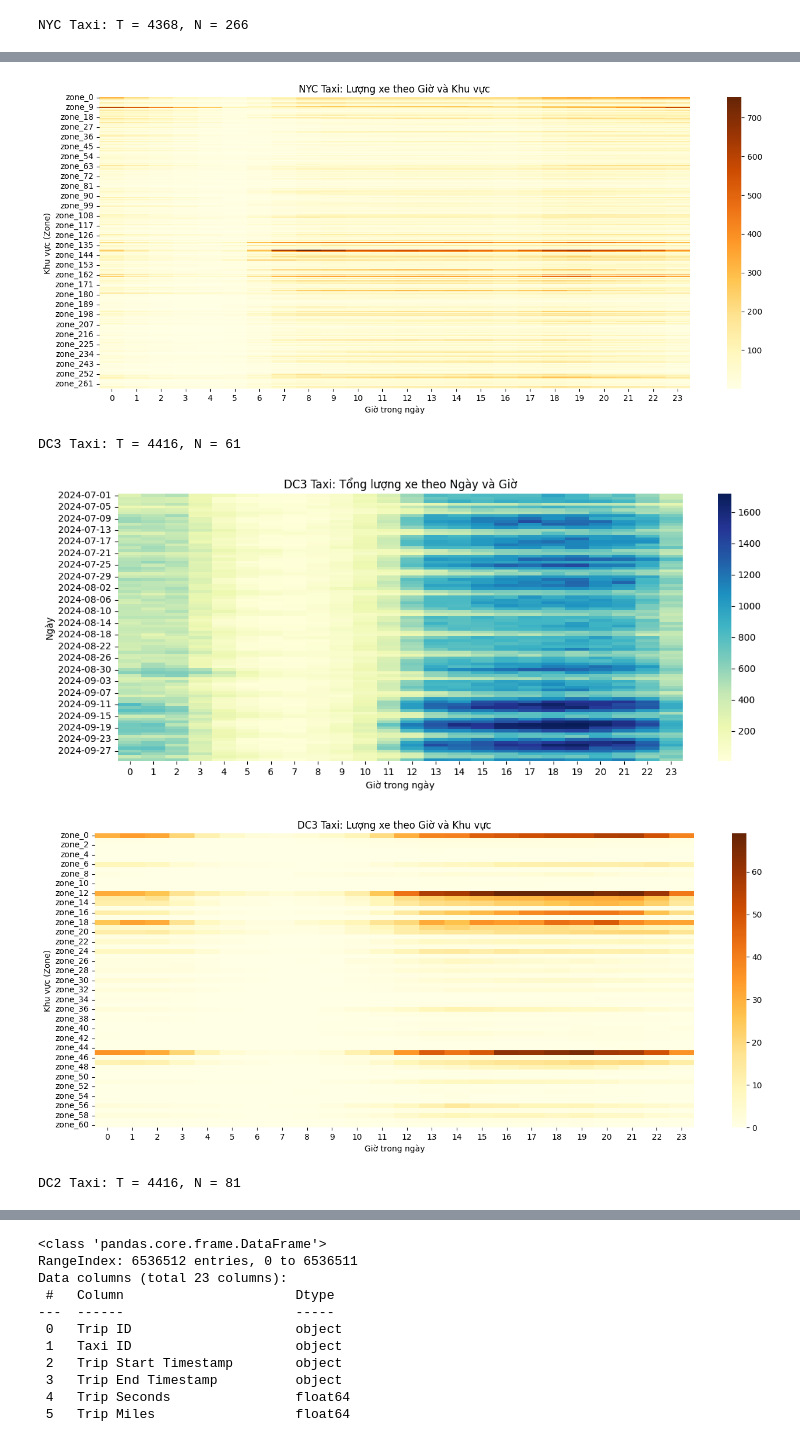
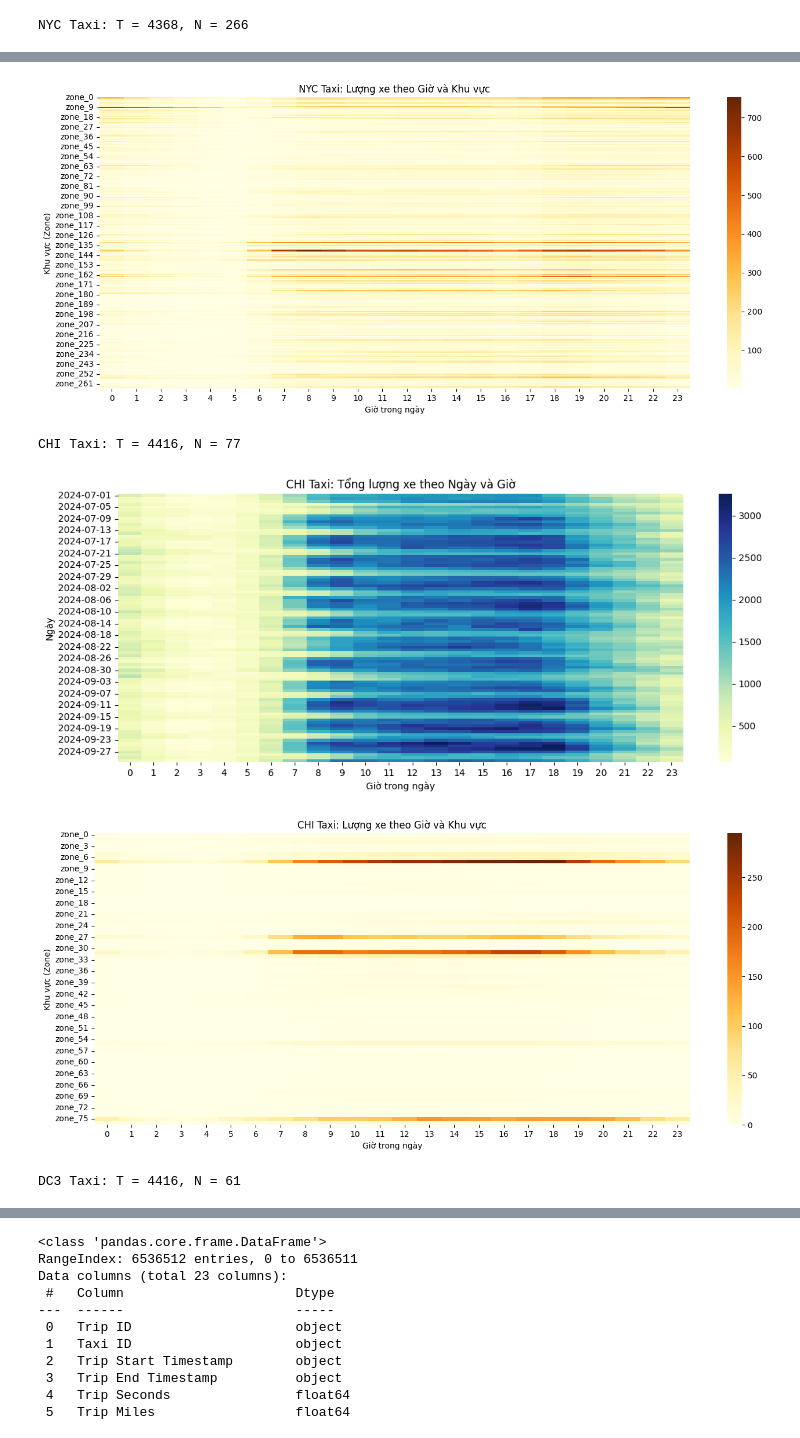
Before and after one commit to Chungg25/GNN4TD, a Jupyter notebook: image.ipynb, the cells around one changed output, grey strips where cells are left out. Drawn from its saved outputs; the diff is of its cells as text; code cells hidden in the pictures.

Commit message:
CHI TAXI

```diff
--- a/image.ipynb
+++ b/image.ipynb
@@ -50,35 +50,36 @@ def plot_city_heatmaps(file_path, city_name, pick_key='bike_pick', drop_key='bik
         plt.figure(figsize=(14, 6))
         sns.heatmap(heatmap_zone_hour, cmap='YlOrBr')
         plt.title(f"{city_name}: Lượng xe theo Giờ và Khu vực (bỏ node hoạt động mạnh nhất)" if city_name in ['DC Bike', 'Bay Bike'] else f"{city_name}: Lượng xe theo Giờ và Khu vực")
         plt.xlabel("Giờ trong ngày")
         plt.ylabel("Khu vực (Zone)")
         plt.tight_layout()
         plt.show()
 
 city_files = [
     {'file': 'data/nogrid/NYC/bike_data.h5', 'city': 'NYC Bike', 'pick_key': 'bike_pick', 'drop_key': 'bike_drop', 'start': '2016-04-01 00:00:00'},
     {'file': 'data/nogrid/NYC/taxi_data.h5', 'city': 'NYC Taxi', 'pick_key': 'taxi_pick', 'drop_key': 'taxi_drop', 'start': '2016-04-01 00:00:00'},
+    {'file': 'data/nogrid/CHI/taxi_data.h5', 'city': 'CHI Taxi', 'pick_key': 'taxi_pick', 'drop_key': 'taxi_drop', 'start': '2024-07-01 00:00:00'},
     {'file': 'data/nogrid/DC3/taxi_data.h5', 'city': 'DC3 Taxi', 'pick_key': 'taxi_pick', 'drop_key': 'taxi_drop', 'start': '2024-07-01 00:00:00'},
     {'file': 'data/nogrid/DC2/taxi_data.h5', 'city': 'DC2 Taxi', 'pick_key': 'taxi_pick', 'drop_key': 'taxi_drop', 'start': '2024-07-01 00:00:00'},
     {'file': 'data/nogrid/BOSTON/bike_data.h5', 'city': 'Boston Bike', 'pick_key': 'bike_pick', 'drop_key': 'bike_drop', 'start': '2024-07-01 00:00:00'},
     {'file': 'data/nogrid/BOSTON2/bike_data.h5', 'city': 'Boston2 Bike', 'pick_key': 'bike_pick', 'drop_key': 'bike_drop', 'start': '2024-07-01 00:00:00'},
     {'file': 'data/nogrid/BAY/bike_data.h5', 'city': 'Bay Bike', 'pick_key': 'bike_pick', 'drop_key': 'bike_drop', 'start': '2024-07-01 00:00:00'},
     {'file': 'data/nogrid/BAY2/bike_data.h5', 'city': 'Bay2 Bike', 'pick_key': 'bike_pick', 'drop_key': 'bike_drop', 'start': '2024-07-01 00:00:00'},
     {'file': 'data/nogrid/DC/bike_data.h5', 'city': 'DC Bike', 'pick_key': 'bike_pick', 'drop_key': 'bike_drop', 'start': '2024-07-01 00:00:00'},
     {'file': 'data/nogrid/DC2/bike_data.h5', 'city': 'DC2 Bike', 'pick_key': 'bike_pick', 'drop_key': 'bike_drop', 'start': '2024-07-01 00:00:00'},
 ]
 
 for info in city_files:
     plot_city_heatmaps(info['file'], info['city'], info['pick_key'], info['drop_key'], info['start'])
 # %% [output]
 NYC Bike: T = 4368, N = 250
 [figure]
 [figure]
 NYC Taxi: T = 4368, N = 266
 [figure]
 [figure]
-DC3 Taxi: T = 4416, N = 61
+CHI Taxi: T = 4416, N = 77
-[figure, old version]
+[figure, new version]
-[figure, old version]
+[figure, new version]
-DC2 Taxi: T = 4416, N = 81
+DC3 Taxi: T = 4416, N = 61
 [figure]
```
Also changed, not shown: parts of 3 cells of this notebook, 6 other files.
